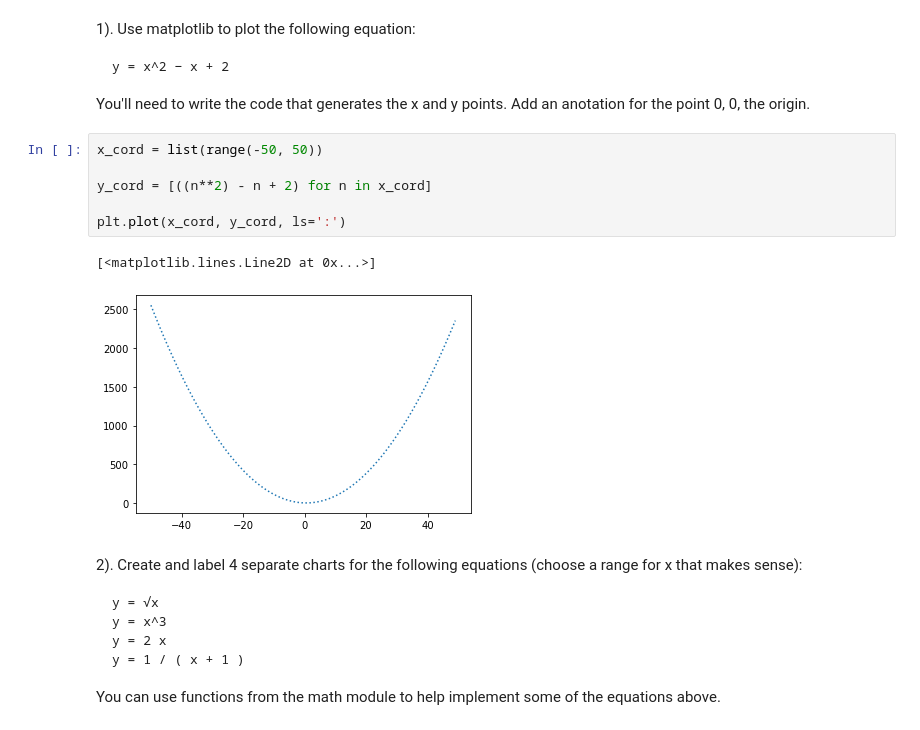
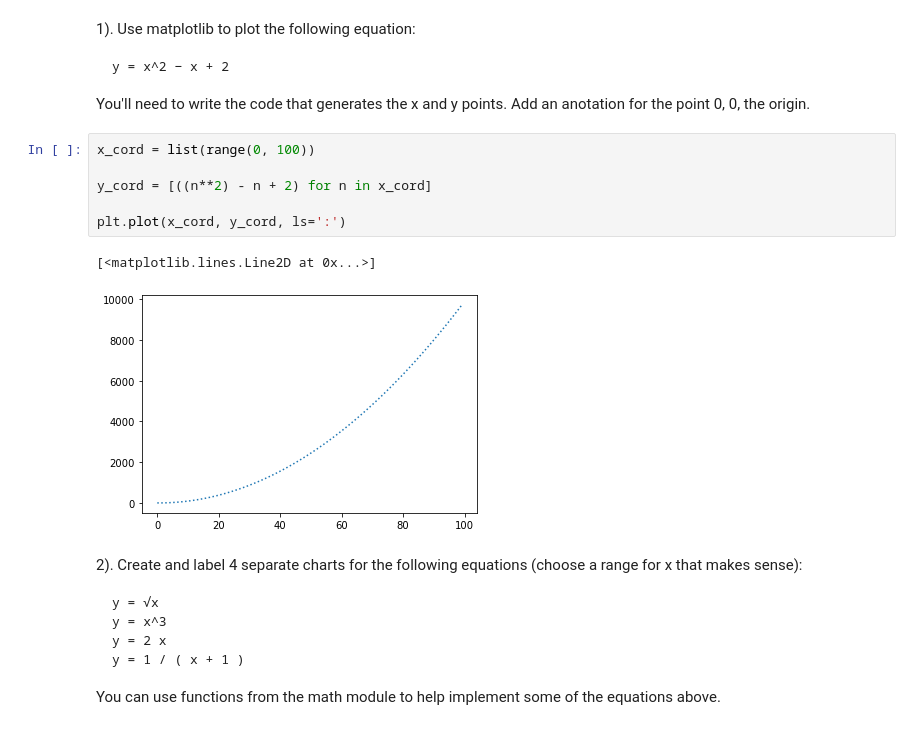
Before and after one commit to stephenkipkurui/numpy-pandas-visualization-exercises, a Jupyter notebook: matplotlib_exercises.ipynb, the cells around one changed output. Drawn from its saved outputs; the diff is of its cells as text.

```diff
--- a/matplotlib_exercises.ipynb
+++ b/matplotlib_exercises.ipynb
@@ -14,14 +14,14 @@ import matplotlib.pyplot as plt
 You'll need to write the code that generates the x and y points.
 Add an anotation for the point 0, 0, the origin.
 # %%
-x_cord = list(range(-50, 50))
+x_cord = list(range(0, 100))
 
 y_cord = [((n**2) - n + 2) for n in x_cord]
 
 plt.plot(x_cord, y_cord, ls=':')
 # %% [output]
 [<matplotlib.lines.Line2D at 0x...>]
-[figure, old version]
+[figure, new version]
 # %% [markdown]
 2). Create and label 4 separate charts for the following equations (choose a range for x that makes sense):
 
```
Also changed, not shown: parts of 6 cells of this notebook.
